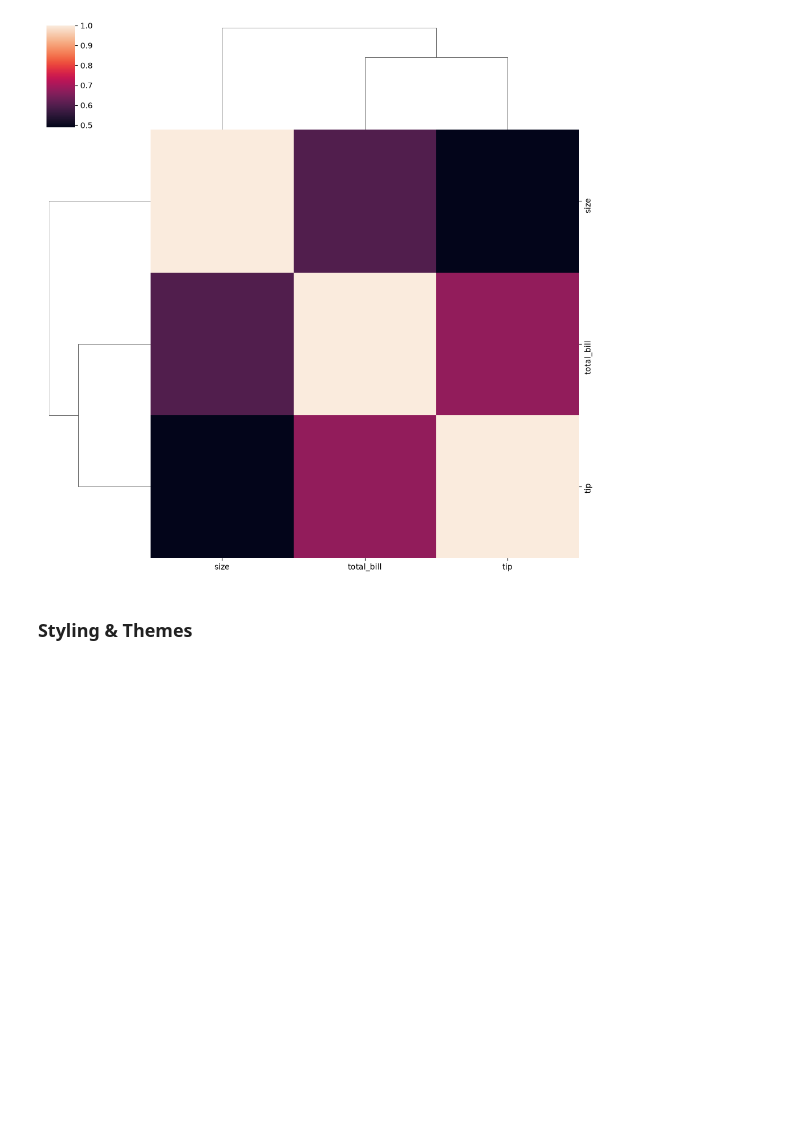
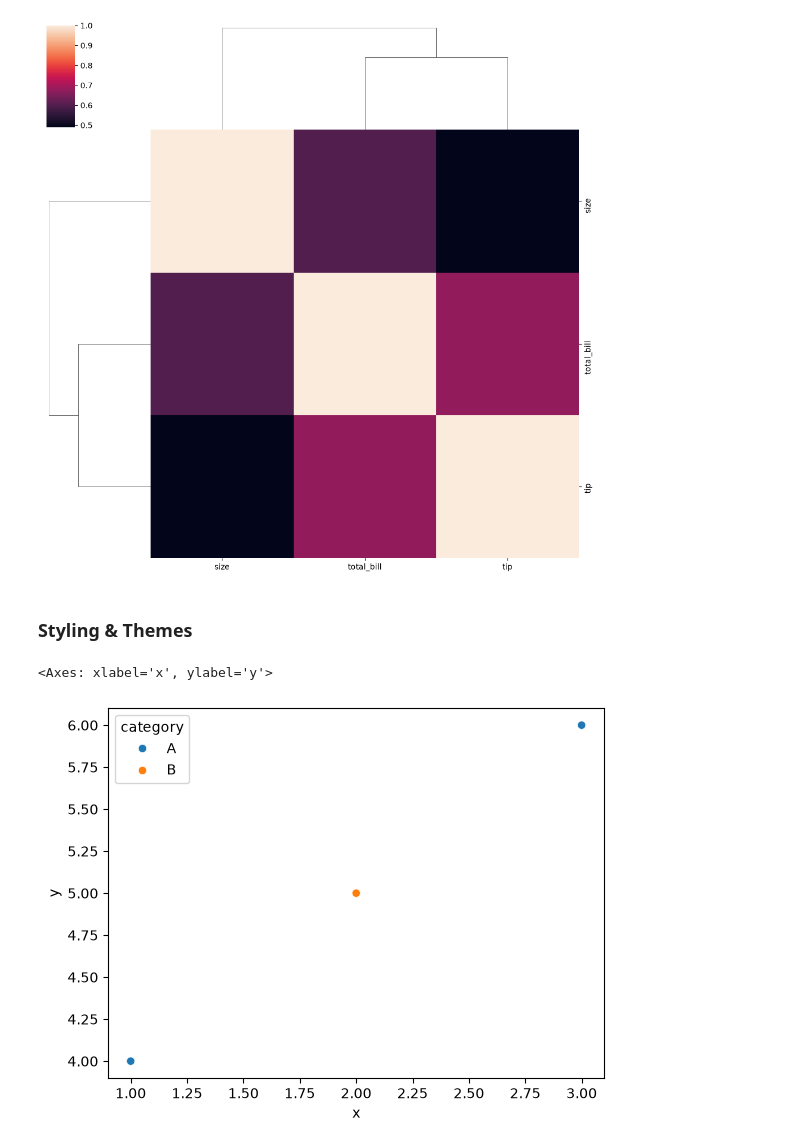
Before and after one commit to DhruvPanchal0312/Data-Science-and-Analysis-With-GenAI, a Jupyter notebook: SEABORN/Seaborn_class5.ipynb, the cells around one changed output. Saved outputs shown, nothing was run; the diff lists cells and outputs as text; code cells hidden in the pictures; blank space fills up the shorter version.

Commit message:
feat: add Seaborn matrix and grid plotting notebook

```diff
--- a/SEABORN/Seaborn_class5.ipynb
+++ b/SEABORN/Seaborn_class5.ipynb
@@ -32,3 +32,12 @@ sns.clustermap(tips.corr(numeric_only=True))
 [figure]
 # %% [markdown]
 ### Styling & Themes
+# %%
+import seaborn as sns
+import pandas as pd
+
+df = pd.DataFrame({"x": [1, 2, 3], "y": [4, 5, 6], "category": ["A", "B", "A"]})
+sns.scatterplot(data=df, x="x", y="y", hue="category")
+# %% [output]
+<Axes: xlabel='x', ylabel='y'>
+[figure, added]
```
